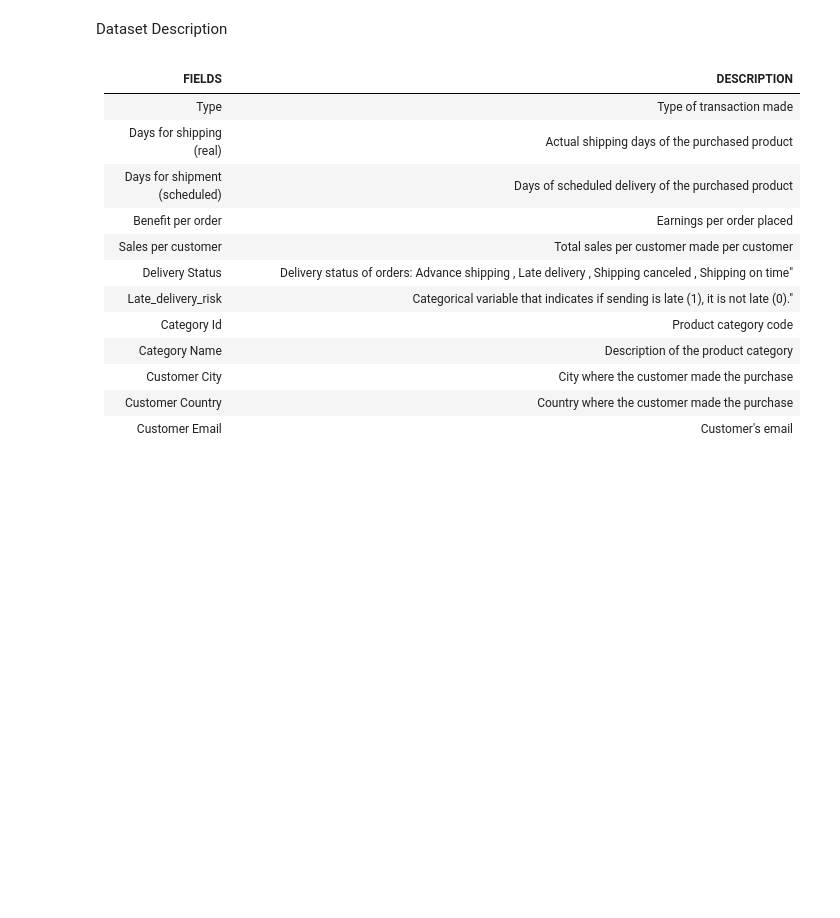
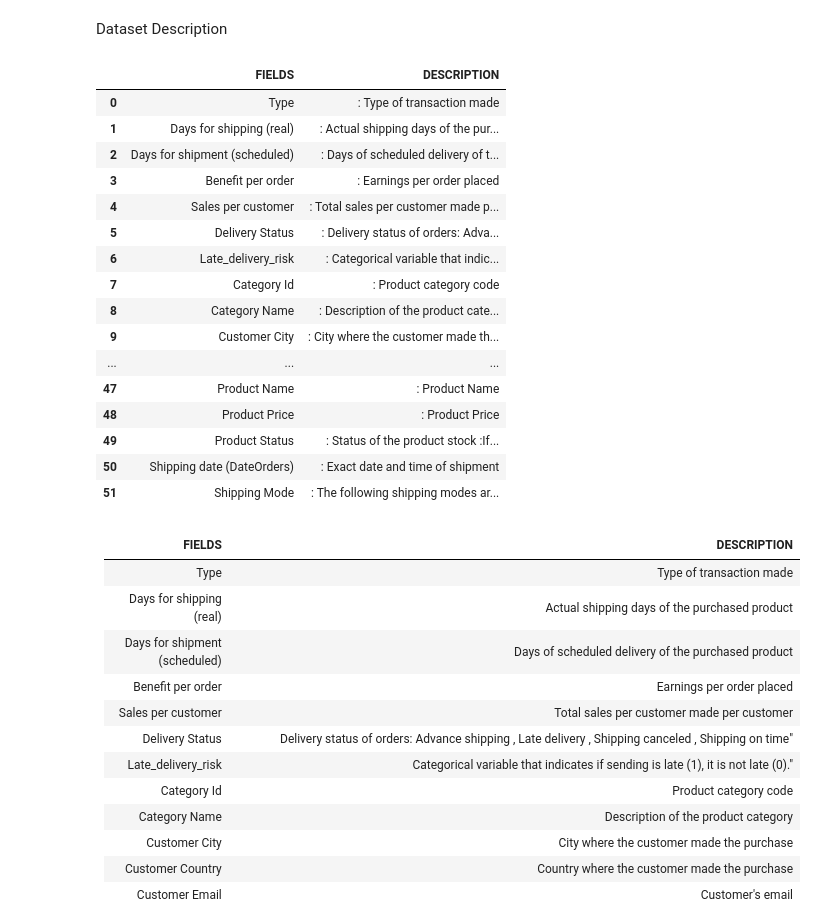
Before and after one commit to azamaufar/supplychainDA, a Jupyter notebook: EDA_Supply_Chain_Data.ipynb, the cells around one changed output. Cells and saved outputs as stored; diff of their text form; code cells hidden in the pictures; blank space fills up the shorter version.

```diff
--- a/EDA_Supply_Chain_Data.ipynb
+++ b/EDA_Supply_Chain_Data.ipynb
@@ -64,5 +57,26 @@ df.head()
 # %% [markdown]
 Dataset Description
+# %%
+dataset_desc = pd.read_csv('/home/gaza/supplychainDA/data/dataset_desc.csv')
+dataset_desc
+# %% [output]
+|  | FIELDS | DESCRIPTION |
+| 0 | Type | : Type of transaction made |
+| 1 | Days for shipping (real) | : Actual shipping days of the pur... |
+| 2 | Days for shipment (scheduled) | : Days of scheduled delivery of t... |
+| 3 | Benefit per order | : Earnings per order placed |
+| 4 | Sales per customer | : Total sales per customer made p... |
+| 5 | Delivery Status | : Delivery status of orders: Adva... |
+| 6 | Late_delivery_risk | : Categorical variable that indic... |
+| 7 | Category Id | : Product category code |
+| 8 | Category Name | : Description of the product cate... |
+| 9 | Customer City | : City where the customer made th... |
+| ... | ... | ... |
+| 47 | Product Name | : Product Name |
+| 48 | Product Price | : Product Price |
+| 49 | Product Status | : Status of the product stock :If... |
+| 50 | Shipping date (DateOrders) | : Exact date and time of shipment |
+| 51 | Shipping Mode | : The following shipping modes ar... |
 # %% [markdown]
 |FIELDS| DESCRIPTION |
 |------|-------------|
```
Also changed, not shown: parts of 22 cells of this notebook.
